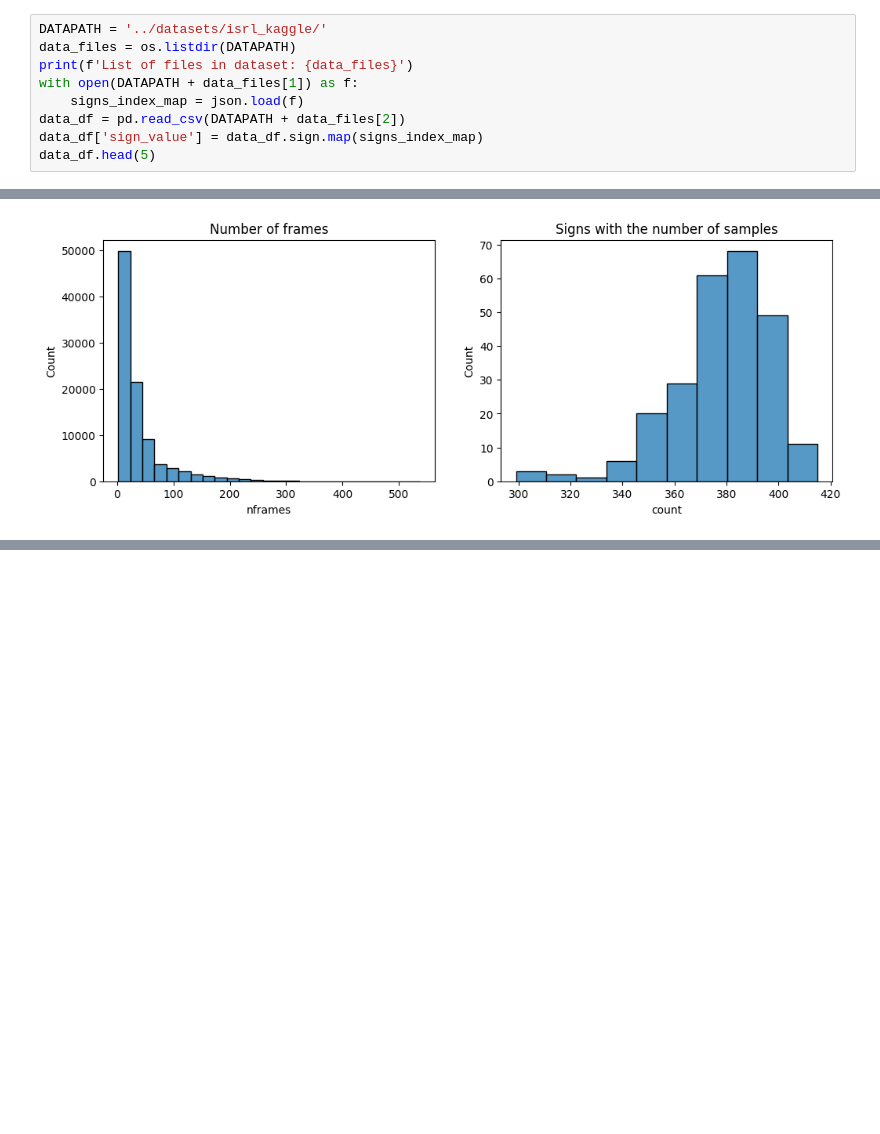
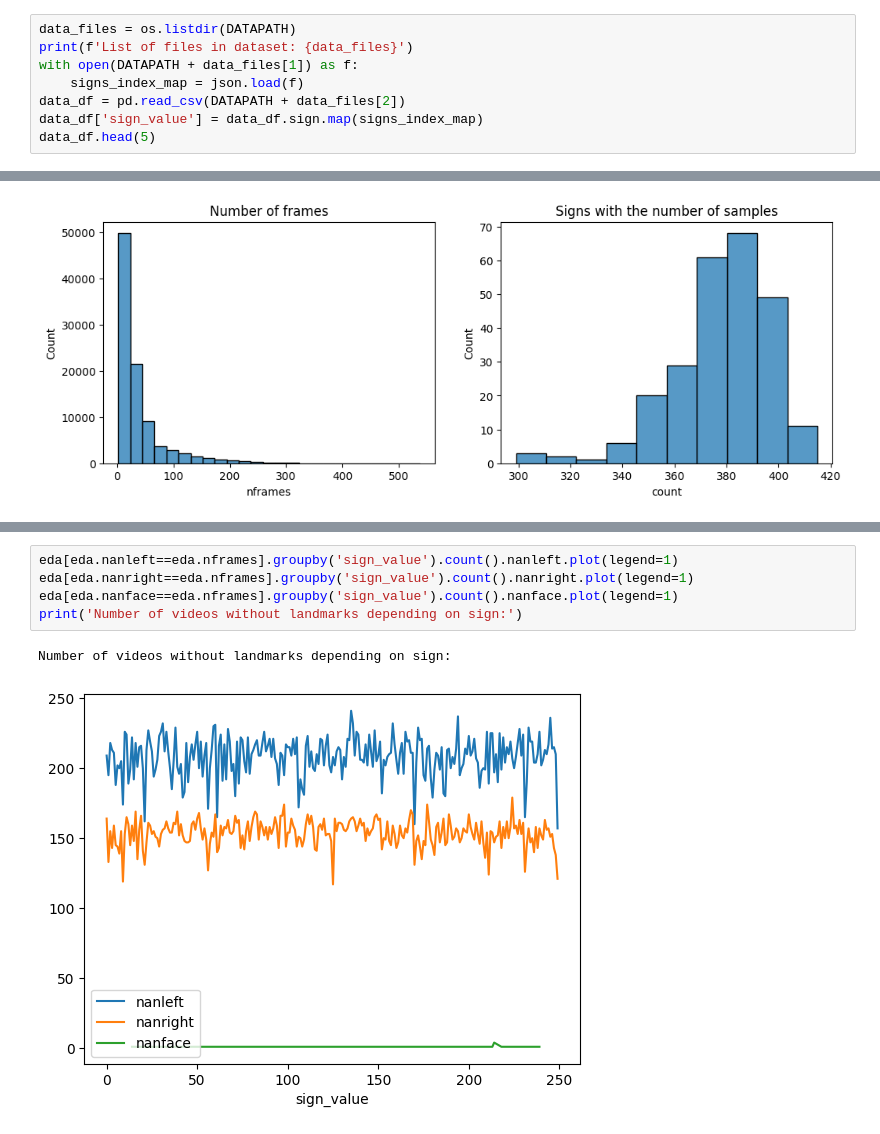
Before and after one commit to Joseots/isrl_kaggle, a Jupyter notebook: notebooks/EDA.ipynb, the cells around one changed output, grey strips where cells are left out. Saved outputs shown, nothing was run; the diff lists cells and outputs as text; blank space fills up the shorter version.

```diff
--- a/notebooks/EDA.ipynb
+++ b/notebooks/EDA.ipynb
@@ -7,5 +17,4 @@ import os, json
 # %%
-DATAPATH = '../datasets/isrl_kaggle/'
 data_files = os.listdir(DATAPATH)
 print(f'List of files in dataset: {data_files}')
 with open(DATAPATH + data_files[1]) as f:
@@ -59,0 +97,8 @@ dtype: float64
+# %%
+eda[eda.nanleft==eda.nframes].groupby('sign_value').count().nanleft.plot(legend=1)
+eda[eda.nanright==eda.nframes].groupby('sign_value').count().nanright.plot(legend=1)
+eda[eda.nanface==eda.nframes].groupby('sign_value').count().nanface.plot(legend=1)
+print('Number of videos without landmarks depending on sign:')
+# %% [output]
+Number of videos without landmarks depending on sign:
+[figure, added]
```
Also changed, not shown: parts of 6 cells of this notebook, 1 other file.
